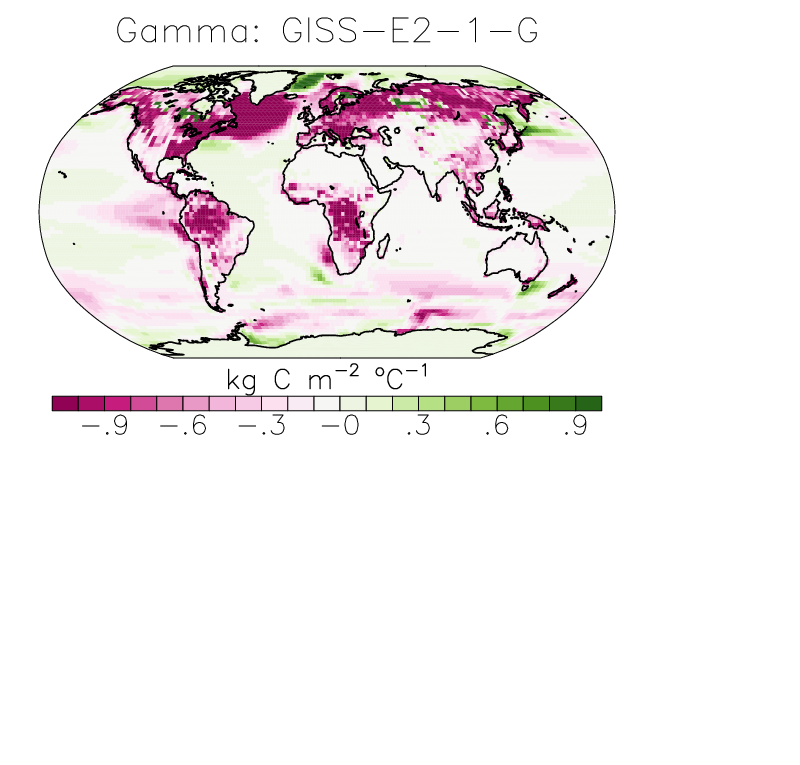
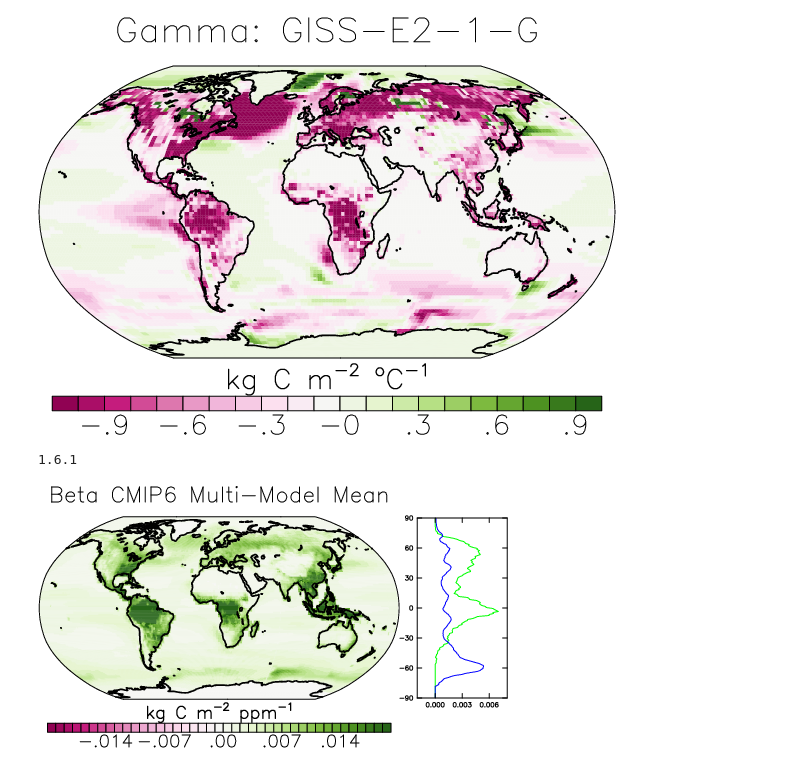
Before and after one commit to ckoven/cmip6_beta_gamma_maps, a Jupyter notebook: cmip6_beta_gamma_maps.ipynb, the cells around one changed output. Drawn from its saved outputs; the diff is of its cells as text; code cells hidden in the pictures; blank space fills up the shorter version.

```diff
--- a/cmip6_beta_gamma_maps.ipynb
+++ b/cmip6_beta_gamma_maps.ipynb
@@ -354,6 +354,12 @@ Reuse existing file: nearest_s2d_180x288_180x360.nc
 # %%
 beta_all = np.zeros([nmodels, JM_o, IM_o])
 gamma_all = np.zeros([nmodels, JM_o, IM_o])
+
+beta_land_all = np.zeros([nmodels, JM_o, IM_o])
+gamma_land_all = np.zeros([nmodels, JM_o, IM_o])
+
+beta_ocean_all = np.zeros([nmodels, JM_o, IM_o])
+gamma_ocean_all = np.zeros([nmodels, JM_o, IM_o])
 
 for model_i in range(nmodels):
     beta = (beta_land_regridded_maps[model_i] + beta_ocean_regridded_maps[model_i]).compute()
@@ -367,6 +373,12 @@ for model_i in range(nmodels):
     #
     map_funcs.fill(beta, regrid_lats, regrid_lons, showjupyter=True, levels=colorbar_levels_beta, colormap='MPL_PiYG', projection='Robinson', title='Beta: '+models_list[model_i], subtitle = 'kg C m~S~-2~N~ ppm~S~-1~N~')
     map_funcs.fill(gamma, regrid_lats, regrid_lons, showjupyter=True, levels=colorbar_levels_gamma, colormap='MPL_PiYG', projection='Robinson', title='Gamma: '+models_list[model_i], subtitle = 'kg C m~S~-2~N~ ~S~o~N~C~S~-1~N~')
+    #
+    beta_land_all[model_i,:,:] = beta_land_regridded_maps[model_i].compute()
+    gamma_land_all[model_i,:,:] = gamma_land_regridded_maps[model_i].compute()
+    #
+    beta_ocean_all[model_i,:,:] = beta_ocean_regridded_maps[model_i].compute()
+    gamma_ocean_all[model_i,:,:] = gamma_ocean_regridded_maps[model_i].compute()
 # %% [output]
 0.003941609962074772
 0.0680326410531754
@@ -408 +436,14 @@ for model_i in range(nmodels-1, nmodels):
+# %%
+import importlib
+importlib.reload(map_funcs)
+
+n_zonalmean_curves = 2
+zonalmean_beta_curves = np.zeros([n_zonalmean_curves,JM_o])
+zonalmean_beta_curves[0,:] = beta_land_mean.mean(axis=1)
+zonalmean_beta_curves[1,:] = beta_ocean_mean.mean(axis=1)
+
+map_funcs.fill(beta_mean, regrid_lats, regrid_lons, showjupyter=True, levels=colorbar_levels_beta, colormap='MPL_PiYG', projection='Robinson', title='Beta CMIP6 Multi-Model Mean', subtitle = 'kg C m~S~-2~N~ ppm~S~-1~N~', plot_lat_profiles=zonalmean_beta_curves, plot_lat_profile_colors=['green','blue'])
+# %% [output]
+1.6.1
+[figure, added]
 # %%
```
Also changed, not shown: parts of 4 cells of this notebook.
